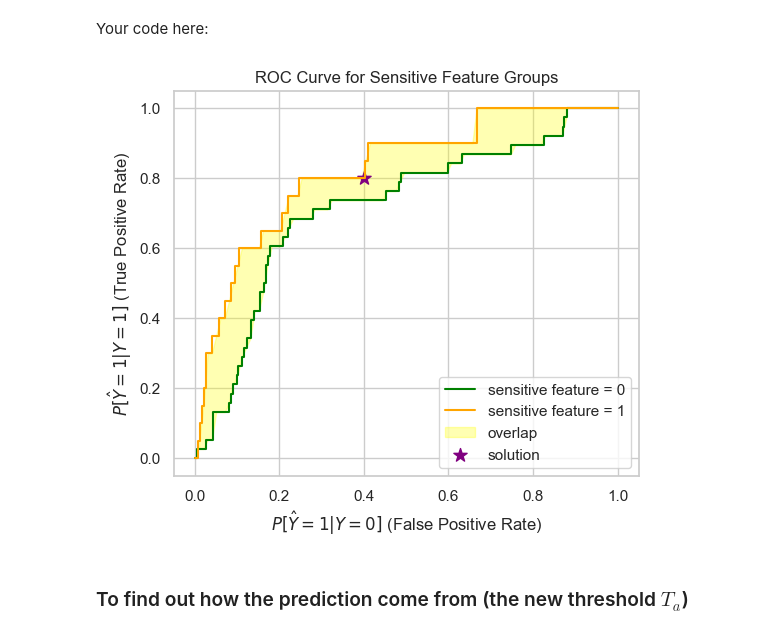
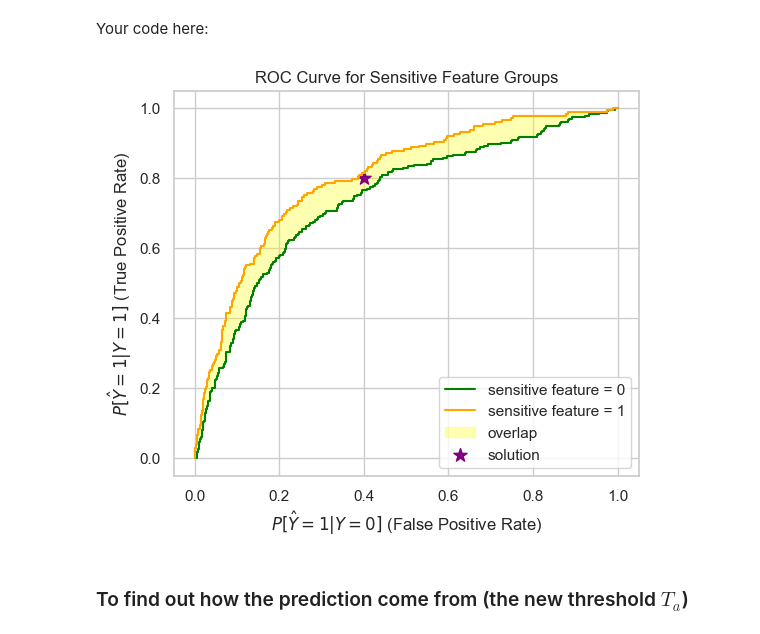
Before and after one commit to johan-bh/ResponsibleAI_Project1, a Jupyter notebook: exercise.ipynb, the cells around one changed output. Drawn from its saved outputs; the diff is of its cells as text; code cells hidden in the pictures.

Commit message:
Altered the Fake Classifier to support CUDA and added batching. The provided code didnt work for me and kept crashing. Also tried to make a ROC Curve which looks kinda similar to the one they provided

```diff
--- a/exercise.ipynb
+++ b/exercise.ipynb
@@ -71,7 +71,7 @@ from analysis.plot import plot_roc_simple
 from analysis.tools import from_loader_to_tensor
 # %%
 #TODO: change this to your data directory
-datadir = r"C:\Users\jbh\Desktop\MSc\ResponsibleAI_Project1\data"
+datadir = r"C:\Users\jbhan\Desktop\ResponsibleAI_Project1\data"
 # %% [markdown]
 Let us take a look of some samples, with filter query.
 # %%
@@ -180,11 +180,11 @@ num_epochs = 20
 img_size = (1, 224, 224)
 
 # Initialize the model (assuming ResNet is defined elsewhere in your code)
-classifier = ResNet(num_classes=1, lr=lr, pretrained=pretrained, model_scale=model_scale, in_channel=img_size[0])
+classifier = ResNet(num_classes=1, lr=lr, pretrained=pretrained, model_scale=model_scale, in_channel=img_size[0]).to(device)
 
 # Load the model weights from the saved checkpoint
 checkpoint_path = f'{datadir}/nih_pneumothorax.pth'  # Make sure datadir is defined
-classifier.load_state_dict(torch.load(checkpoint_path, map_location='cpu'))
+classifier.load_state_dict(torch.load(checkpoint_path, map_location='cuda'))
 
 # Move the model to the appropriate device (CPU or GPU)
 classifier.to(device)
@@ -433,3 +456,3 @@ torch.Size([8459, 50176])
 # %%
-classifier_fake = FakeClassifierInput2D(model=classifier.to('cpu'),
+classifier_fake = FakeClassifierInput2D(model=classifier.to('cuda'),
                                        img_size = img_size,)
@@ -447,63 +461,52 @@ y_prob = classifier_fake.predict_proba(X_test_2D_subset)
+# %%
+# Now make predictions
+y_pred = classifier_fake.predict(X_test)
+y_prob = classifier_fake.predict_proba(X_test)
 # %% [markdown]
 ### Use the new threshold for the test set
 # %% [markdown]
 Your code here:
 # %%
-import torch
-import numpy as np
+import matplotlib.pyplot as plt
 from sklearn.metrics import roc_curve
 import numpy as np
 
-subset_size = 1000
-
-# Get random indices for the subset
-subset_indices = torch.randperm(X_test_2D.shape[0])[:subset_size]
-
-# Select the subset from X_test_2D, y_test, and a_test
-X_test_2D_subset = X_test_2D[subset_indices]
-y_test_subset = y_test[subset_indices]
-a_test_subset = a_test[subset_indices]
-
-# Predict probabilities on the subset using predict_proba (ensure your model supports this)
-y_test_proba_subset = classifier_fake.predict_proba(X_test_2D_subset)
-
 # Calculate ROC curve values for sensitive feature groups
-# Assuming y_test_proba_subset[:, 1] gives the probabilities for the positive class (class 1)
-fpr0, tpr0, _ = roc_curve(y_test_subset[a_test_subset == 0].cpu().numpy(), y_test_proba_subset[a_test_subset == 0, 1])
-fpr1, tpr1, _ = roc_curve(y_test_subset[a_test_subset == 1].cpu().numpy(), y_test_proba_subset[a_test_subset == 1, 1])
-
+# If y_prob contains the probabilities for the positive class (class 1) directly
+fpr0, tpr0, _ = roc_curve(y_test[a_test == 0], y_prob[a_test == 0])  # Group 0
+fpr1, tpr1, _ = roc_curve(y_test[a_test == 1], y_prob[a_test == 1])  # Group 1
 
 # Determine the common range of fpr values for both ROC curves
 fpr_common = np.linspace(0, 1, 100)
 
 # Interpolate the tpr values to match the common fpr
 tpr0_interp = np.interp(fpr_common, fpr0, tpr0)
 tpr1_interp = np.interp(fpr_common, fpr1, tpr1)
 
-# Now you can safely use fill_between with tpr0_interp and tpr1_interp
+# Plot ROC curve for both sensitive features
 plt.figure(figsize=(6, 5))
 
-# Plot the original ROC curves for sensitive feature groups
-plt.plot(fpr0, tpr0, label='sensitive feature = 0', color='green')
-plt.plot(fpr1, tpr1, label='sensitive feature = 1', color='orange')
+# Plot original ROC curves for sensitive feature groups
+plt.plot(fpr0, tpr0, label=r'sensitive feature = 0', color='green')
+plt.plot(fpr1, tpr1, label=r'sensitive feature = 1', color='orange')
 
 # Highlight overlap between the two ROC curves (after interpolation)
 plt.fill_between(fpr_common, tpr0_interp, tpr1_interp, where=(tpr0_interp < tpr1_interp),
                  color='yellow', alpha=0.3, label='overlap')
 
 # Mark a specific solution point (example point)
 plt.scatter([0.4], [0.8], color='purple', marker='*', s=100, label='solution')
 
-# Label axes and title
+# Label axes and title to resemble the uploaded image
 plt.xlabel(r"$P[\hat{Y} = 1 | Y = 0]$ (False Positive Rate)")
 plt.ylabel(r"$P[\hat{Y} = 1 | Y = 1]$ (True Positive Rate)")
 plt.legend()
 plt.title('ROC Curve for Sensitive Feature Groups')
 
 # Display the plot
 plt.show()
 # %% [output]
-[figure, old version]
+[figure, new version]
 # %% [markdown]
 ### To find out how the prediction come from (the new threshold $T_a$)
 # %%
```
Also changed, not shown: parts of 10 cells of this notebook.
